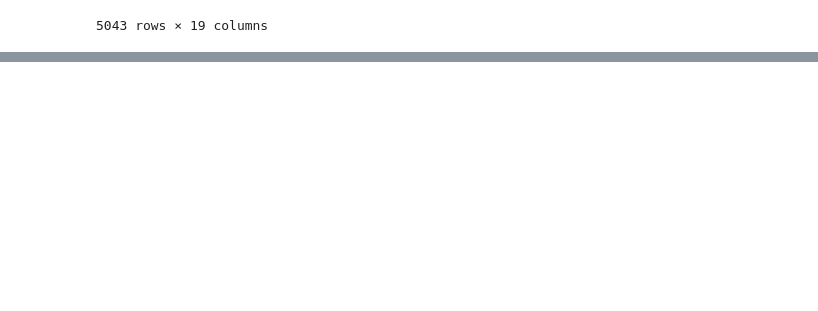
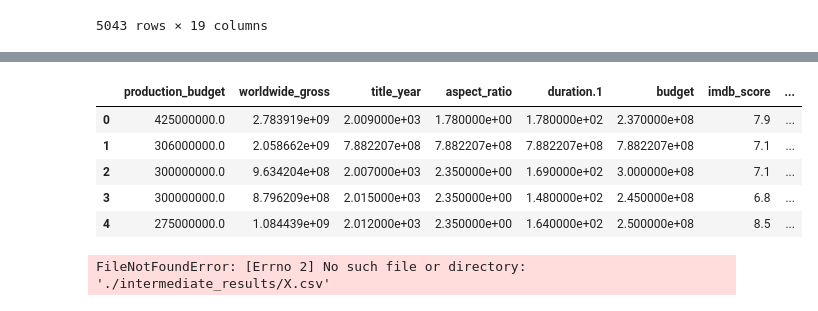
Before and after one commit to JCFlores93/ML-UDEMY, a Jupyter notebook: python-ml-platzi-course/Preparación de datos.ipynb, the cells around one changed output, grey strips where cells are left out. Drawn from its saved outputs; the diff is of its cells as text; code cells hidden in the pictures; blank space fills up the shorter version.

Commit message:
adding data

```diff
--- a/python-ml-platzi-course/Preparación de datos.ipynb
+++ b/python-ml-platzi-course/Preparación de datos.ipynb
@@ -387,0 +459,2 @@ movies_v2.shape
+# %%
+values = imputer.fit_transform(movies_v2)
@@ -387,0 +477,19 @@ movies_v2.shape
+# %%
+X = pd.DataFrame(values)
+# %%
+X.columns = movies_v2.columns
+# %%
+X.index = movies_v2.index
+# %%
+X.head()
+# %% [output]
+|  | production_budget | worldwide_gross | title_year | aspect_ratio | duration.1 | budget | imdb_score | ... |
+| 0 | 425000000.0 | 2.783919e+09 | 2.009000e+03 | 1.780000e+00 | 1.780000e+02 | 2.370000e+08 | 7.9 | ... |
+| 1 | 306000000.0 | 2.058662e+09 | 7.882207e+08 | 7.882207e+08 | 7.882207e+08 | 7.882207e+08 | 7.1 | ... |
+| 2 | 300000000.0 | 9.634204e+08 | 2.007000e+03 | 2.350000e+00 | 1.690000e+02 | 3.000000e+08 | 7.1 | ... |
+| 3 | 300000000.0 | 8.796209e+08 | 2.015000e+03 | 2.350000e+00 | 1.480000e+02 | 2.450000e+08 | 6.8 | ... |
+| 4 | 275000000.0 | 1.084439e+09 | 2.012000e+03 | 2.350000e+00 | 1.640000e+02 | 2.500000e+08 | 8.5 | ... |
+# %%
+X.to_csv('./intermediate_results/X.csv', index=False)
+# %% [output]
+FileNotFoundError: [Errno 2] No such file or directory: './intermediate_results/X.csv'
```
Also changed, not shown: parts of 20 cells of this notebook, 6 other files.
